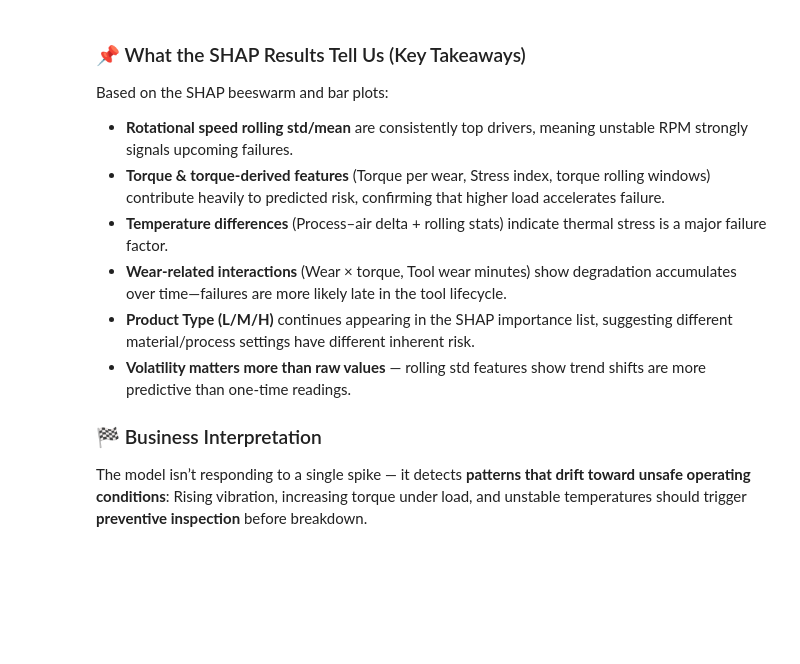
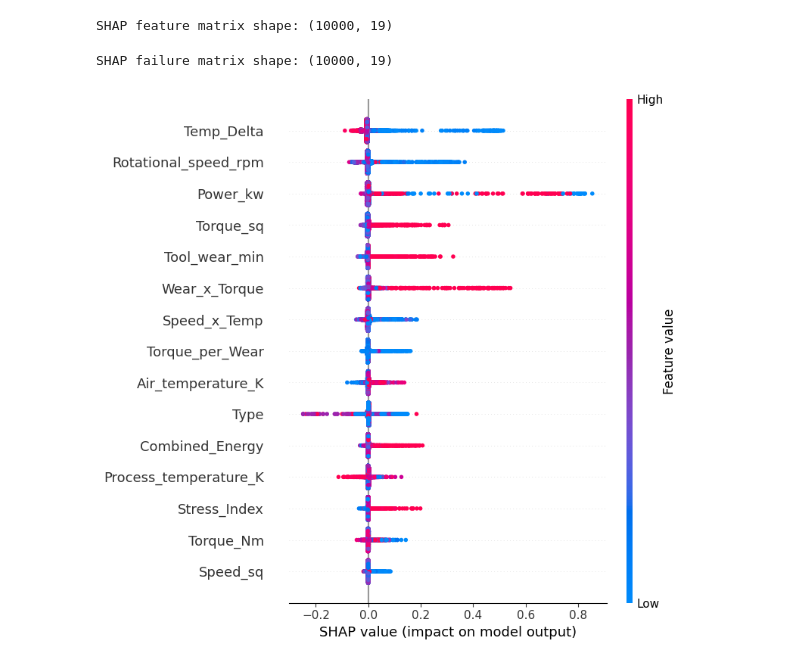
Before and after one commit to vinay-gupta-kandula/predictive-maintenance-ai4i, a Jupyter notebook: notebooks/04_SHAP_Insights.ipynb, the cells around one changed output. Cells and saved outputs as stored; diff of their text form; code cells hidden in the pictures; blank space fills up the shorter version.

```diff
--- a/notebooks/04_SHAP_Insights.ipynb
+++ b/notebooks/04_SHAP_Insights.ipynb
@@ -203,15 +58,40 @@ These features represent the strongest drivers of risk and can guide both operat
-# %% [markdown]
-### 📌 What the SHAP Results Tell Us (Key Takeaways)
-
-Based on the SHAP beeswarm and bar plots:
-
-- **Rotational speed rolling std/mean** are consistently top drivers, meaning unstable RPM strongly signals upcoming failures.
-- **Torque & torque-derived features** (Torque per wear, Stress index, torque rolling windows) contribute heavily to predicted risk, confirming that higher load accelerates failure.
-- **Temperature differences** (Process–air delta + rolling stats) indicate thermal stress is a major failure factor.
-- **Wear-related interactions** (Wear × torque, Tool wear minutes) show degradation accumulates over time—failures are more likely late in the tool lifecycle.
-- **Product Type (L/M/H)** continues appearing in the SHAP importance list, suggesting different material/process settings have different inherent risk.
-- **Volatility matters more than raw values** — rolling std features show trend shifts are more predictive than one-time readings.
-
-### 🏁 Business Interpretation
-The model isn’t responding to a single spike — it detects **patterns that drift toward unsafe operating conditions**:
-Rising vibration, increasing torque under load, and unstable temperatures should trigger **preventive inspection** before breakdown.
+# %%
+X = df[feature_names]
+
+X_ready = imputer.transform(X)
+
+print("SHAP feature matrix shape:", X_ready.shape)
+# %% [output]
+SHAP feature matrix shape: (10000, 19)
+# %%
+# Use a small background set to avoid XGBoost base_score bug
+X_background = X_ready[np.random.choice(X_ready.shape[0], 100, replace=False)]
+# %%
+# Use callable model output (failure probability)
+def model_predict(X):
+    return model.predict_proba(X)[:, 1]
+
+explainer = shap.Explainer(
+    model_predict,
+    X_background,
+    feature_names=feature_names
+)
+
+shap_values = explainer(X_ready)
+# %%
+# Binary classifier → index 1 = failure
+shap_failure = shap_values.values
+
+
+print("SHAP failure matrix shape:", shap_failure.shape)
+# %% [output]
+SHAP failure matrix shape: (10000, 19)
+# %%
+plt.figure(figsize=(8, 10))
+shap.summary_plot(
+    shap_failure,
+    X,
+    max_display=15
+)
+# %% [output]
+[figure, added]
```
Also changed, not shown: parts of 17 cells of this notebook, 3 other files.
